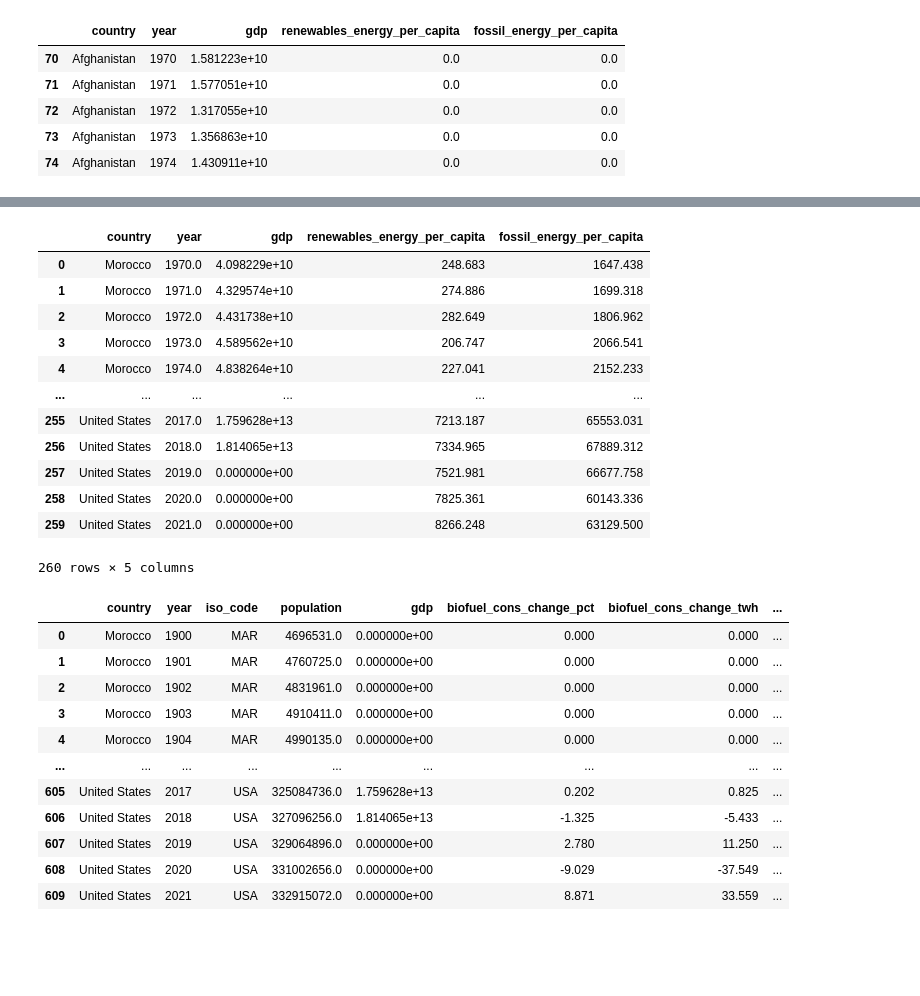
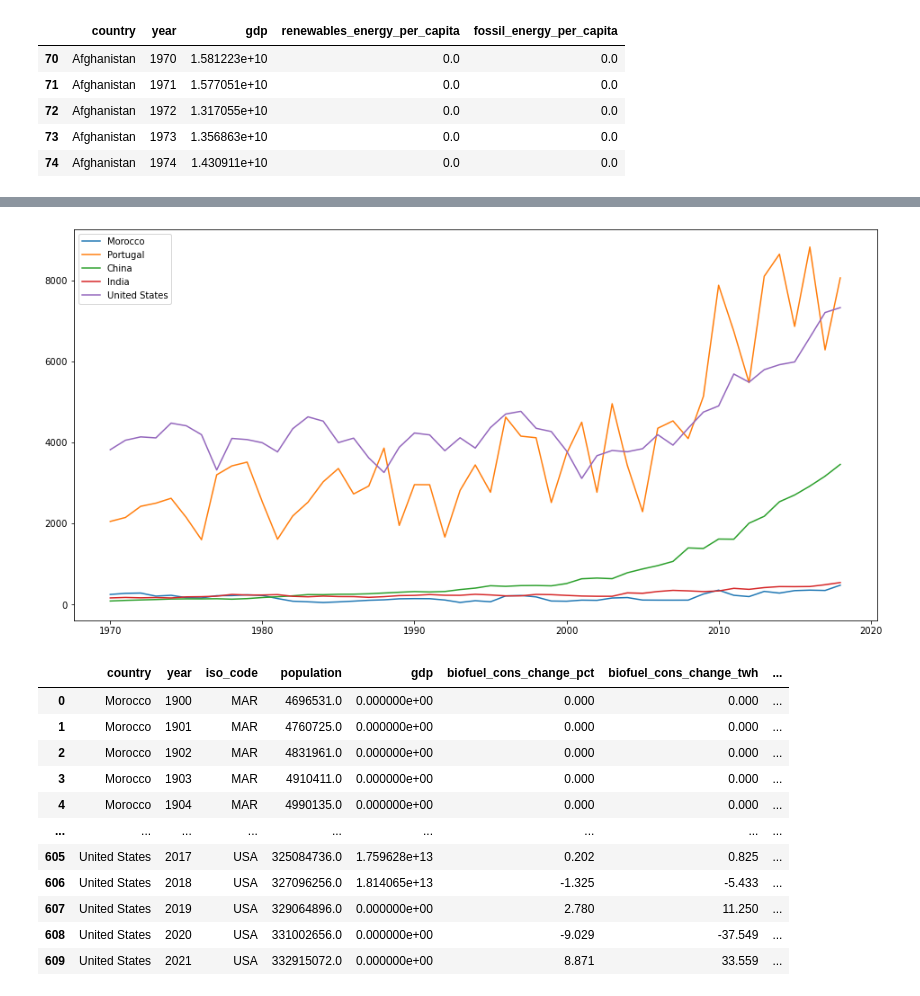
Before and after one commit to simibi28/itp_gp_2022, a Jupyter notebook: itp_groupproject.ipynb, the cells around one changed output, grey strips where cells are left out. Saved outputs shown, nothing was run; the diff lists cells and outputs as text; code cells hidden in the pictures; blank space fills up the shorter version.

```diff
--- a/itp_groupproject.ipynb
+++ b/itp_groupproject.ipynb
@@ -18,7 +19,26 @@ class Energy:
     def clean_data(self):
         self.data = self.data.fillna(0)
         self.data = self.data[["country", "year", "gdp", "renewables_energy_per_capita", "fossil_energy_per_capita"]].reset_index().drop(["index"], axis=1)
-        self.data = self.data[self.data["year"] >= 1970]
+        self.data = self.data[(self.data["year"] >= 1970)&(self.data["year"] <= 2018)]
+        self.data["year"] = pd.DatetimeIndex(pd.to_datetime(self.data["year"], format="%Y")).year
+
 
     def filter_countries(self, countries:list):
         self.data = self.data.set_index("country").T[countries].T.reset_index()
+        try:
+            self.data = self.data.set_index("year")
+        except KeyError:
+            pass
+
+    def plots(self, type:str, countries:list):
+        plt.figure(figsize=(16,8))
+        for c in countries:
+            if type=="renewables":
+                plt.plot(self.data[self.data["country"]==c].renewables_energy_per_capita)
+                plt.legend(countries)
+            elif type=="fossil":
+                plt.plot(self.data[self.data["country"]==c].fossil_energy_per_capita)
+                plt.legend(countries)
+            elif type=="gdp":
+                plt.plot(self.data[self.data["country"]==c].gdp)
+                plt.legend(countries)
@@ -40,19 +86,7 @@ analysis.filter_countries(["Morocco","Portugal","China","India","United States"]
 # %%
-analysis.data
+analysis.plots("renewables", countries=["Morocco","Portugal","China","India","United States"])
 # %% [output]
-|  | country | year | gdp | renewables_energy_per_capita | fossil_energy_per_capita |
-| 0 | Morocco | 1970.0 | 4.098229e+10 | 248.683 | 1647.438 |
-| 1 | Morocco | 1971.0 | 4.329574e+10 | 274.886 | 1699.318 |
-| 2 | Morocco | 1972.0 | 4.431738e+10 | 282.649 | 1806.962 |
-| 3 | Morocco | 1973.0 | 4.589562e+10 | 206.747 | 2066.541 |
-| 4 | Morocco | 1974.0 | 4.838264e+10 | 227.041 | 2152.233 |
-| ... | ... | ... | ... | ... | ... |
-| 255 | United States | 2017.0 | 1.759628e+13 | 7213.187 | 65553.031 |
-| 256 | United States | 2018.0 | 1.814065e+13 | 7334.965 | 67889.312 |
-| 257 | United States | 2019.0 | 0.000000e+00 | 7521.981 | 66677.758 |
-| 258 | United States | 2020.0 | 0.000000e+00 | 7825.361 | 60143.336 |
-| 259 | United States | 2021.0 | 0.000000e+00 | 8266.248 | 63129.500 |
-260 rows × 5 columns
+[figure, added]
 # %%
 countries =["Morocco","Portugal","China","India","United States"]
 # %%
```
Also changed, not shown: parts of 3 cells of this notebook.
